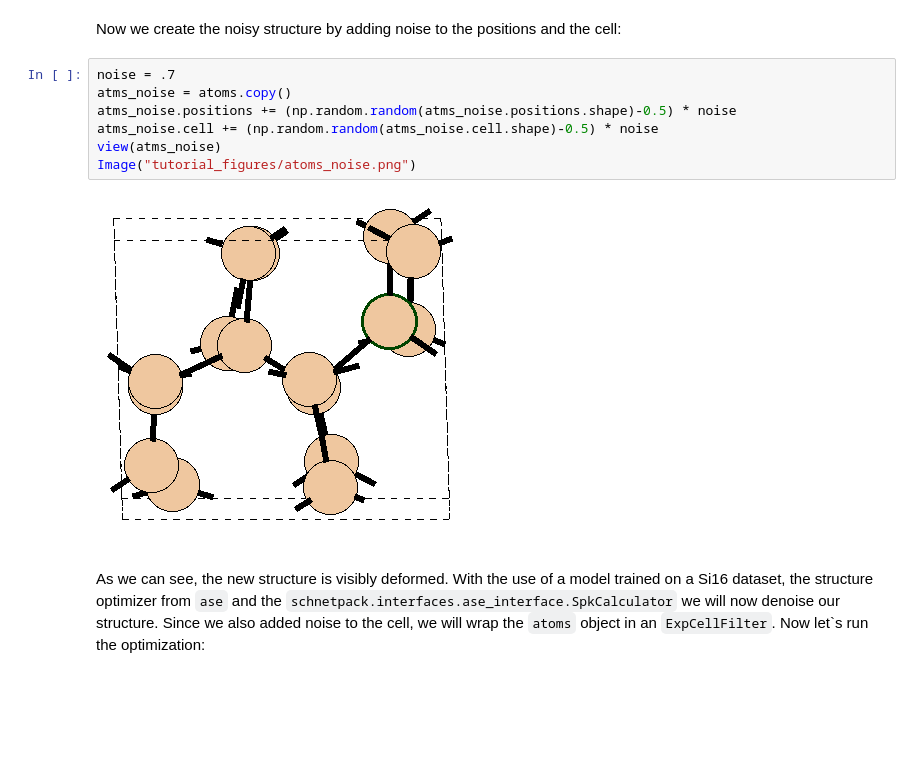
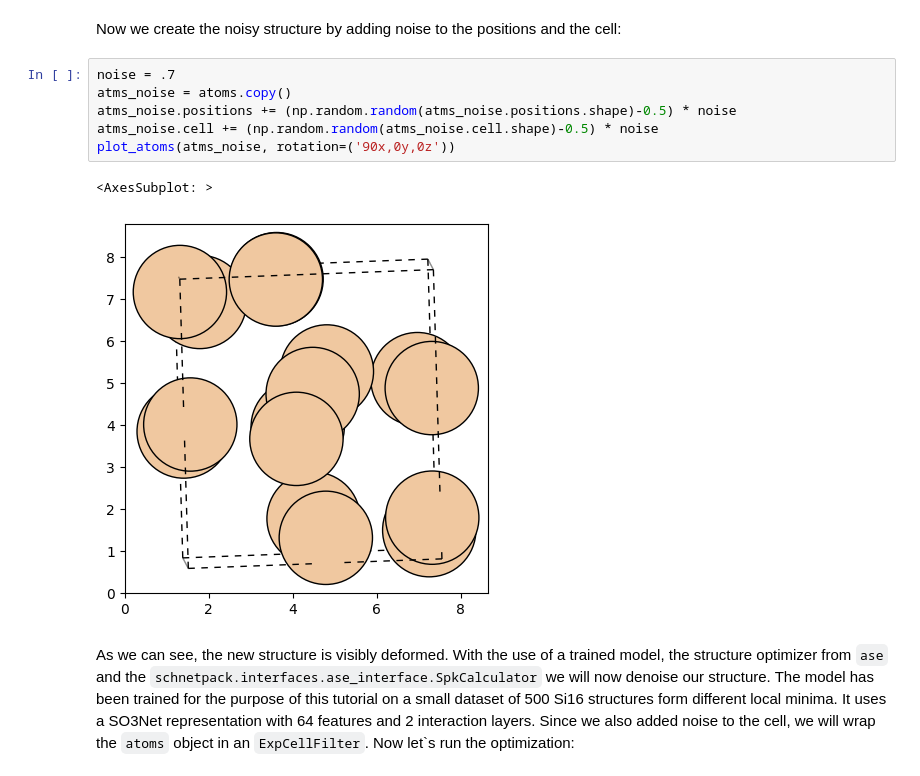
Before and after one commit to atomistic-machine-learning/schnetpack, a Jupyter notebook: examples/tutorials/tutorial_05_materials.ipynb, the cells around one changed output. Saved outputs shown, nothing was run; the diff lists cells and outputs as text; blank space fills up the shorter version.

Commit message:
added trained model to tutorial

```diff
--- a/examples/tutorials/tutorial_05_materials.ipynb
+++ b/examples/tutorials/tutorial_05_materials.ipynb
@@ -293,12 +292,12 @@ Now we create the noisy structure by adding noise to the positions and the cell:
 # %%
 noise = .7
 atms_noise = atoms.copy()
 atms_noise.positions += (np.random.random(atms_noise.positions.shape)-0.5) * noise
 atms_noise.cell += (np.random.random(atms_noise.cell.shape)-0.5) * noise
-view(atms_noise)
-Image("tutorial_figures/atoms_noise.png")
+plot_atoms(atms_noise, rotation=('90x,0y,0z'))
 # %% [output]
+<AxesSubplot: >
-[figure, old version]
+[figure, new version]
 # %% [markdown]
-As we can see, the new structure is visibly deformed. With the use of a model trained on a Si16 dataset, the structure optimizer from `ase` and the `schnetpack.interfaces.ase_interface.SpkCalculator` we will now denoise our structure. Since we also added noise to the cell, we will wrap the `atoms` object in an `ExpCellFilter`. Now let`s run the optimization:
+As we can see, the new structure is visibly deformed. With the use of a trained model, the structure optimizer from `ase` and the `schnetpack.interfaces.ase_interface.SpkCalculator` we will now denoise our structure. The model has been trained for the purpose of this tutorial on a small dataset of 500 Si16 structures form different local minima. It uses a SO3Net representation with 64 features and 2 interaction layers. Since we also added noise to the cell, we will wrap the `atoms` object in an `ExpCellFilter`. Now let`s run the optimization:
 # %%
```
Also changed, not shown: parts of 10 cells of this notebook, 4 other files.
